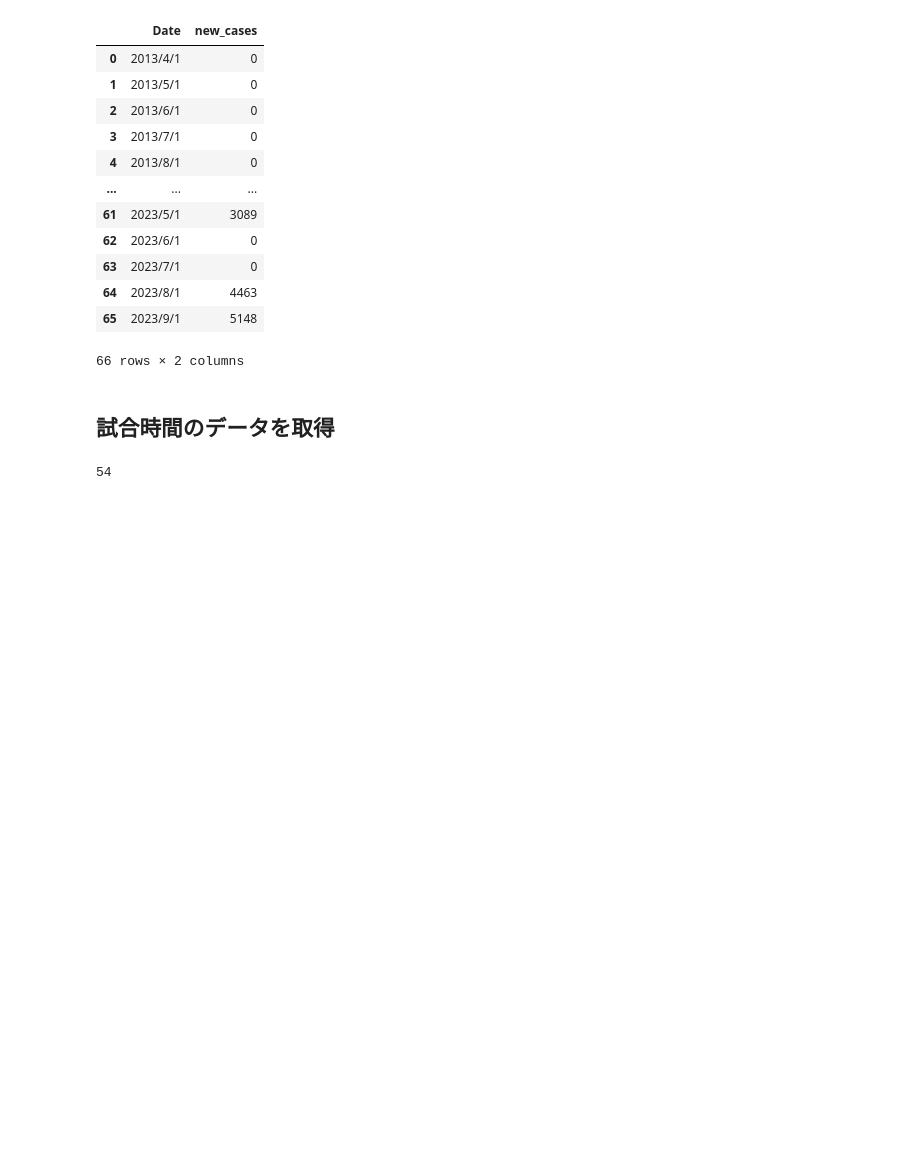
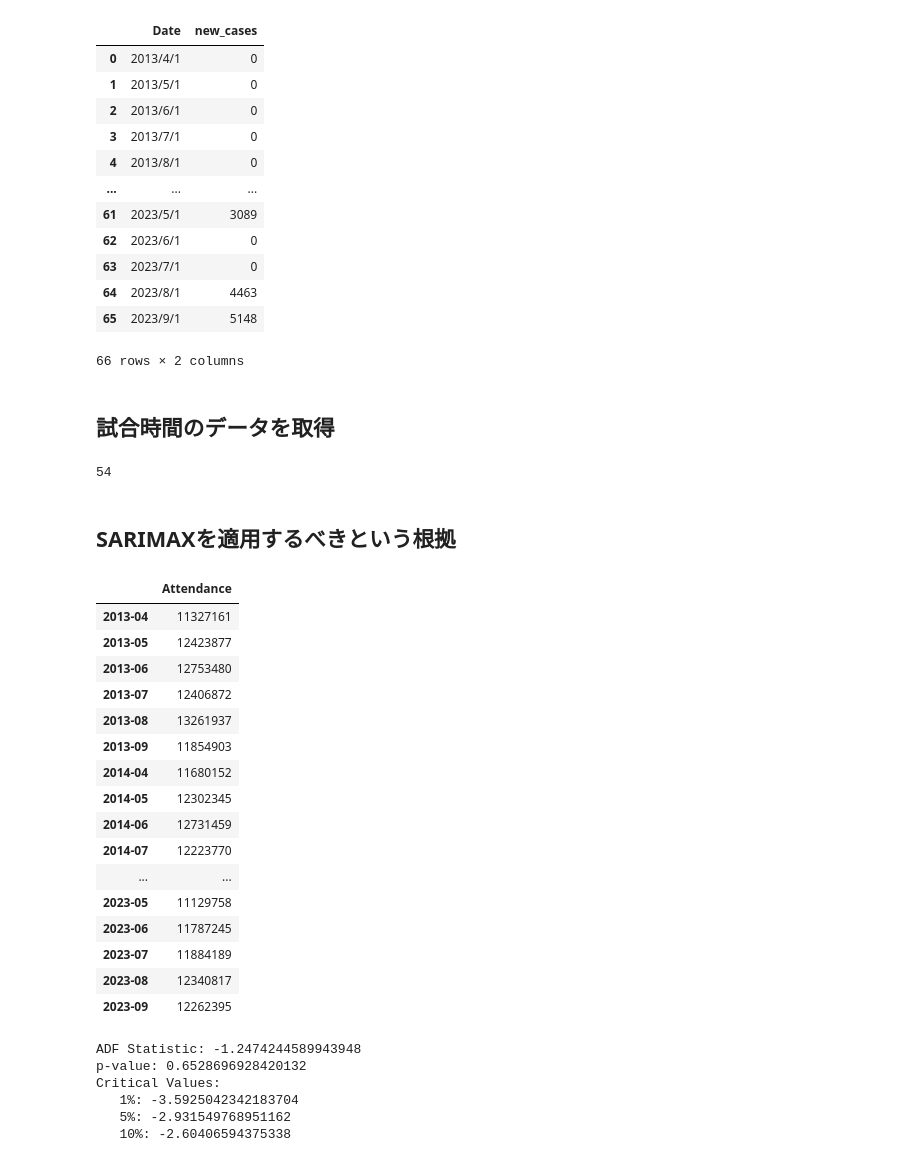
Before and after one commit to mohki7/graduation_thesis, a Jupyter notebook: Analysis.ipynb, the cells around one changed output. Saved outputs shown, nothing was run; the diff lists cells and outputs as text; code cells hidden in the pictures; blank space fills up the shorter version.

```diff
--- a/Analysis.ipynb
+++ b/Analysis.ipynb
@@ -493,3 +493,45 @@ df_tmp = Att_Analysis(is_remove_covid=True, is_addup=True).get_monthly_all_df()
 len(df_tmp)
 # %% [output]
 54
+# %% [markdown]
+## SARIMAXを適用するべきという根拠
+# %%
+df = Att_Analysis(is_remove_covid=True, is_addup=True).get_monthly_all_df()
+df
+# %% [output]
+|  | Attendance |
+| 2013-04 | 11327161 |
+| 2013-05 | 12423877 |
+| 2013-06 | 12753480 |
+| 2013-07 | 12406872 |
+| 2013-08 | 13261937 |
+| 2013-09 | 11854903 |
+| 2014-04 | 11680152 |
+| 2014-05 | 12302345 |
+| 2014-06 | 12731459 |
+| 2014-07 | 12223770 |
+| ... | ... |
+| 2023-05 | 11129758 |
+| 2023-06 | 11787245 |
+| 2023-07 | 11884189 |
+| 2023-08 | 12340817 |
+| 2023-09 | 12262395 |
+# %%
+# dfが定常かどうかを確認する
+from statsmodels.tsa.stattools import adfuller
+
+# ADF検定を実行
+# 5%有意水準で帰無仮説は棄却されない
+result = adfuller(df['Attendance'])
+print(f"ADF Statistic: {result[0]}")
+print(f"p-value: {result[1]}")
+print("Critical Values:")
+for key, value in result[4].items():
+    print(f"   {key}: {value}")
+# %% [output]
+ADF Statistic: -1.2474244589943948
+p-value: 0.6528696928420132
+Critical Values:
+   1%: -3.5925042342183704
+   5%: -2.931549768951162
+   10%: -2.60406594375338
```
Also changed, not shown: parts of 2 cells of this notebook, 4 other files.
